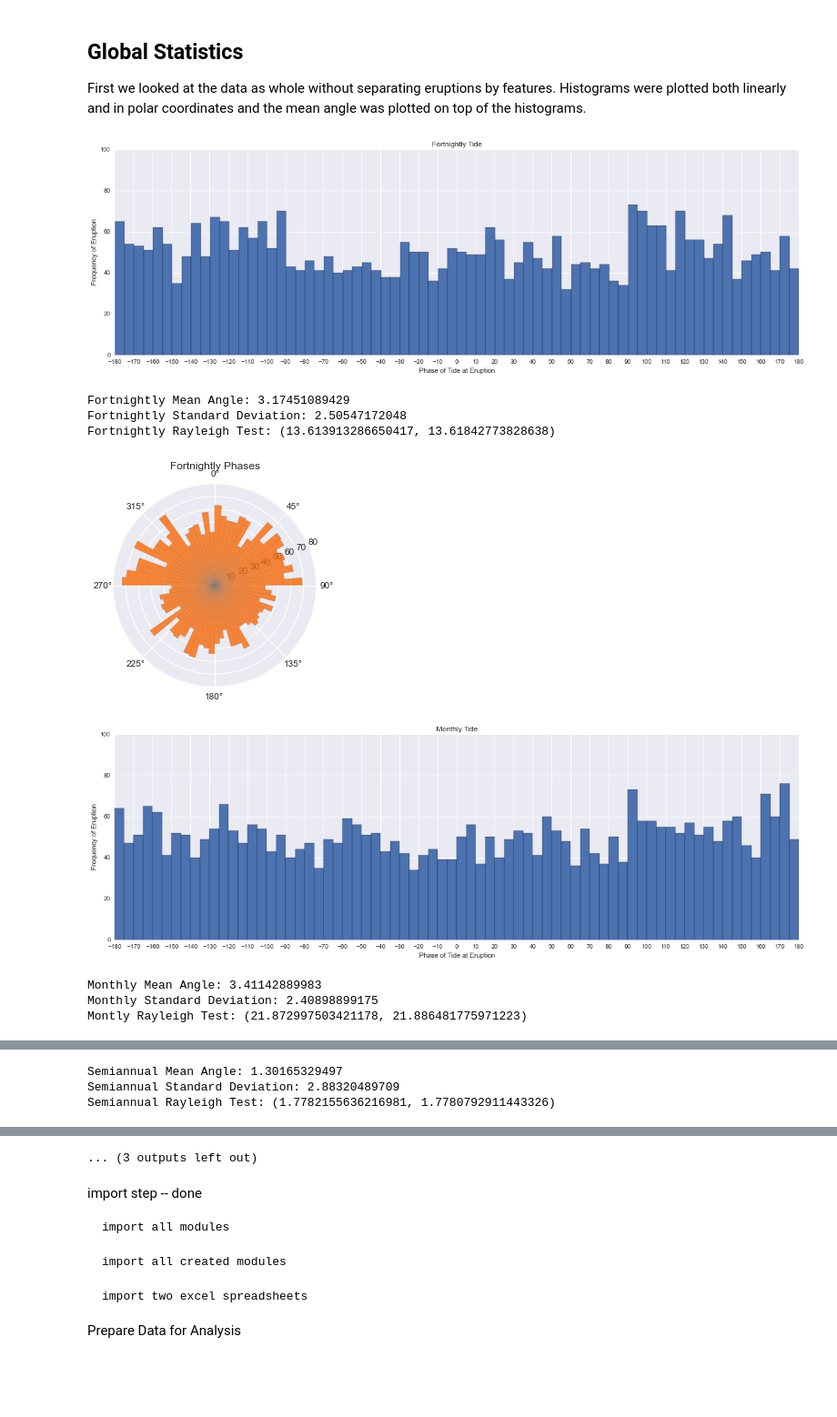
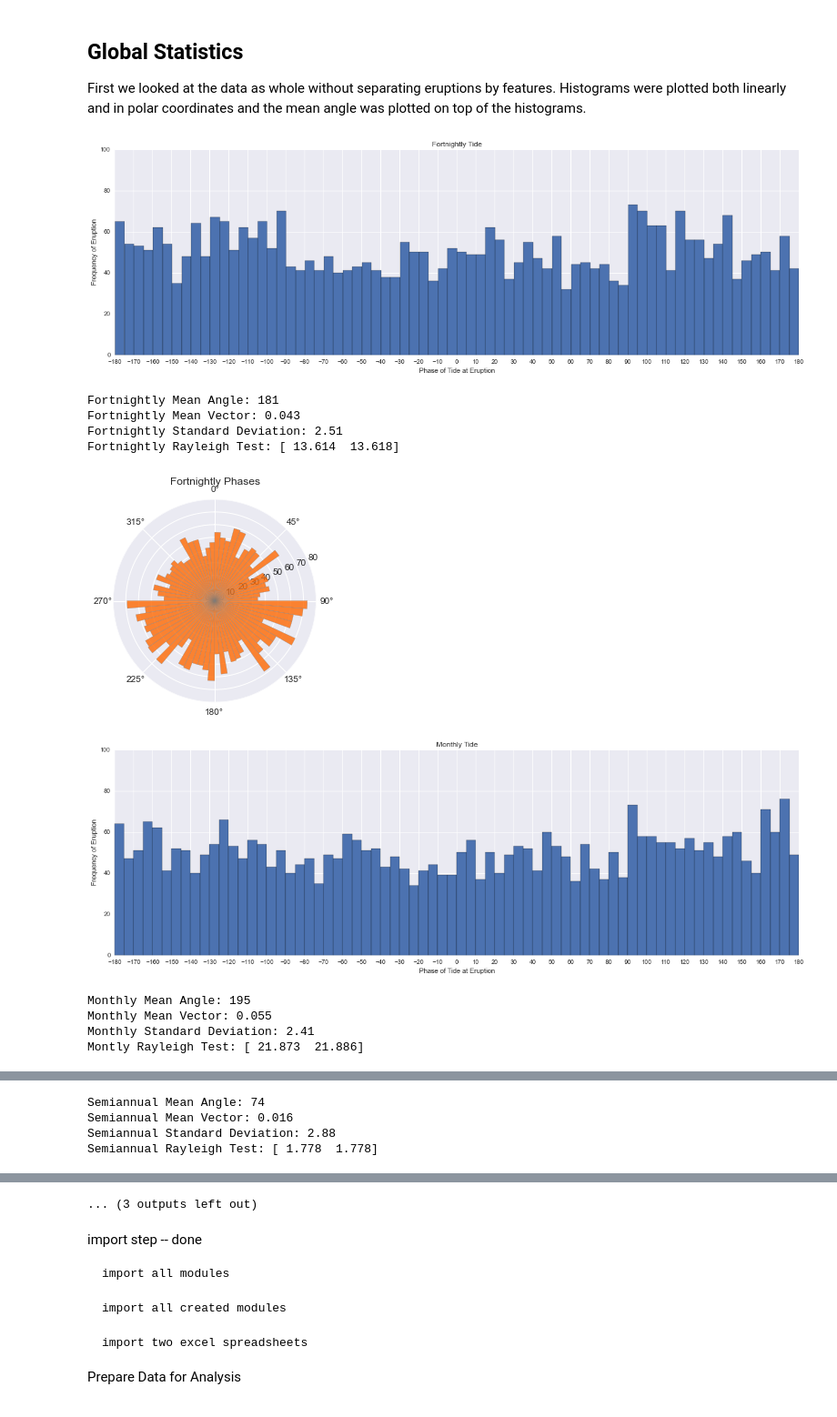
Before and after one commit to sokolo986/CS109_Volcano, a Jupyter notebook: Data CleanUp.ipynb, the cells around one changed output, grey strips where cells are left out. Shown at 91% size. Drawn from its saved outputs; the diff is of its cells as text; code cells hidden in the pictures; blank space fills up the shorter version.

```diff
--- a/Data CleanUp.ipynb
+++ b/Data CleanUp.ipynb
@@ -459,11 +577,13 @@ plt.ylabel('Frequency of Eruption')
 plt.show()
 
 mf_mean_angle = stats.meanAngle(conf_erup['Mf Phases'].get_values()*np.pi/180)
-print 'Fortnightly Mean Angle:', mf_mean_angle
+print 'Fortnightly Mean Angle:', int(mf_mean_angle)
+mf_r = stats.meanVec(conf_erup['Mf Phases'].get_values()*np.pi/180)
+print 'Fortnightly Mean Vector:', np.around(mf_r,3)
 mf_std = stats.circularStd(conf_erup['Mf Phases'].get_values()*np.pi/180)
-print 'Fortnightly Standard Deviation:', mf_std
+print 'Fortnightly Standard Deviation:', np.around(mf_std,2)
 mf_r_test = stats.rayleighTest(conf_erup['Mf Phases'].get_values()*np.pi/180)
-print 'Fortnightly Rayleigh Test:', mf_r_test
+print 'Fortnightly Rayleigh Test:', np.around(mf_r_test,3)
 
 
 mf = rosePlot.RoseFreqPlot(conf_erup['Mf Phases'])
@@ -482,11 +602,13 @@ plt.ylabel('Frequency of Eruption')
 plt.show()
 
 mm_mean_angle = stats.meanAngle(conf_erup['Mm Phases'].get_values()*np.pi/180)
-print 'Monthly Mean Angle:', mm_mean_angle
+print 'Monthly Mean Angle:', int(mm_mean_angle)
+mm_r = stats.meanVec(conf_erup['Mm Phases'].get_values()*np.pi/180)
+print 'Monthly Mean Vector:', np.around(mm_r,3)
 mm_std = stats.circularStd(conf_erup['Mm Phases'].get_values()*np.pi/180)
-print 'Monthly Standard Deviation:', mm_std
+print 'Monthly Standard Deviation:', np.around(mm_std,2)
 mm_r_test = stats.rayleighTest(conf_erup['Mm Phases'].get_values()*np.pi/180)
-print 'Montly Rayleigh Test:', mm_r_test
+print 'Montly Rayleigh Test:', np.around(mm_r_test,3)
 
 mf = rosePlot.RoseFreqPlot(conf_erup['Mm Phases'])
 mf.plot_rose('Monthly Phases')
@@ -503,11 +625,14 @@ plt.ylabel('Frequency of Eruption')
 plt.show()
 
 ssa_mean_angle = stats.meanAngle(conf_erup['Ssa Phases'].get_values()*np.pi/180)
-print 'Semiannual Mean Angle:', ssa_mean_angle
+print 'Semiannual Mean Angle:', int(ssa_mean_angle)
+ssa_r = stats.meanVec(conf_erup['Ssa Phases'].get_values()*np.pi/180)
+print 'Semiannual Mean Vector:', np.around(ssa_r,3)
 ssa_std = stats.circularStd(conf_erup['Ssa Phases'].get_values()*np.pi/180)
-print 'Semiannual Standard Deviation:', ssa_std
+print 'Semiannual Standard Deviation:', np.around(ssa_std,2)
 ssa_r_test = stats.rayleighTest(conf_erup['Ssa Phases'].get_values()*np.pi/180)
-print 'Semiannual Rayleigh Test:', ssa_r_test
+print 'Semiannual Rayleigh Test:', np.around(ssa_r_test,3)
+
 
 mf = rosePlot.RoseFreqPlot(conf_erup['Ssa Phases'])
 mf.plot_rose('Semiannual Phases')
@@ -522,44 +647,50 @@ plt.title('Diurnal Tide')
 plt.xlabel('Phase of Tide at Eruption')
 plt.ylabel('Frequency of Eruption')
 plt.show()
 
 d_mean_angle = stats.meanAngle(conf_erup['Diurnal Phases'].get_values()*np.pi/180)
-print 'Diurnal Mean Angle:', d_mean_angle
+print 'Diurnal Mean Angle:', int(d_mean_angle)
+d_r = stats.meanVec(conf_erup['Diurnal Phases'].get_values()*np.pi/180)
+print 'Diurnal Mean Vector:', np.around(d_r,3)
 d_std = stats.circularStd(conf_erup['Diurnal Phases'].get_values()*np.pi/180)
-print 'Diurnal Standard Deviation:', d_std
+print 'Diurnal Standard Deviation:', np.around(d_std,2)
 d_r_test = stats.rayleighTest(conf_erup['Diurnal Phases'].get_values()*np.pi/180)
-print 'Diurnal Rayleigh Test:', d_r_test
+print 'Diurnal Rayleigh Test:', np.around(d_r_test,3)
 
 mf = rosePlot.RoseFreqPlot(conf_erup['Diurnal Phases'])
 mf.plot_rose('Diurnal Phases')
 
 #SemiDiurnal
 plt.figure(figsize=(20,6))
 plt.hist(conf_erup['SemiDiurnal Phases'], bins = 72)
 plt.xticks(np.arange(-180, 180+1, 10))
 plt.xlim([-180,180])
 plt.ylim([0,100])
 plt.title('Semidiurnal Tide')
 plt.xlabel('Phase of Tide at Eruption')
 plt.ylabel('Frequency of Eruption')
 plt.show()
 
 sd_mean_angle = stats.meanAngle(conf_erup['SemiDiurnal Phases'].get_values()*np.pi/180)
-print 'Semidiurnal Mean Angle:', sd_mean_angle
+print 'Semidiurnal Mean Angle:', int(sd_mean_angle)
+sd_r = stats.meanVec(conf_erup['SemiDiurnal Phases'].get_values()*np.pi/180)
+print 'Semidiurnal Mean Vector:', np.around(sd_r,3)
 sd_std = stats.circularStd(conf_erup['SemiDiurnal Phases'].get_values()*np.pi/180)
-print 'Semidiurnal Standard Deviation:', sd_std
+print 'Semidiurnal Standard Deviation:', np.around(sd_std,2)
 sd_r_test = stats.rayleighTest(conf_erup['SemiDiurnal Phases'].get_values()*np.pi/180)
-print 'Semidiurnal Rayleigh Test:', sd_r_test
+print 'Semidiurnal Rayleigh Test:', np.around(sd_r_test,3)
 
 mf = rosePlot.RoseFreqPlot(conf_erup['SemiDiurnal Phases'])
 mf.plot_rose('SemiDiurnal Phases')
 # %% [output]
 [figure]
-Fortnightly Mean Angle: 3.17451089429
-Fortnightly Standard Deviation: 2.50547172048
-Fortnightly Rayleigh Test: (13.613913286650417, 13.61842773828638)
+Fortnightly Mean Angle: 181
+Fortnightly Mean Vector: 0.043
+Fortnightly Standard Deviation: 2.51
+Fortnightly Rayleigh Test: [ 13.614  13.618]
-[figure, old version]
+[figure, new version]
 [figure]
-Monthly Mean Angle: 3.41142889983
-Monthly Standard Deviation: 2.40898899175
-Montly Rayleigh Test: (21.872997503421178, 21.886481775971223)
+Monthly Mean Angle: 195
+Monthly Mean Vector: 0.055
+Monthly Standard Deviation: 2.41
+Montly Rayleigh Test: [ 21.873  21.886]
@@ -567,4 +698,5 @@ Montly Rayleigh Test: (21.872997503421178, 21.886481775971223)
 [figure]
-Semiannual Mean Angle: 1.30165329497
-Semiannual Standard Deviation: 2.88320489709
-Semiannual Rayleigh Test: (1.7782155636216981, 1.7780792911443326)
+Semiannual Mean Angle: 74
+Semiannual Mean Vector: 0.016
+Semiannual Standard Deviation: 2.88
+Semiannual Rayleigh Test: [ 1.778  1.778]
```
Also changed, not shown: parts of 13 cells of this notebook, 3 other files.
